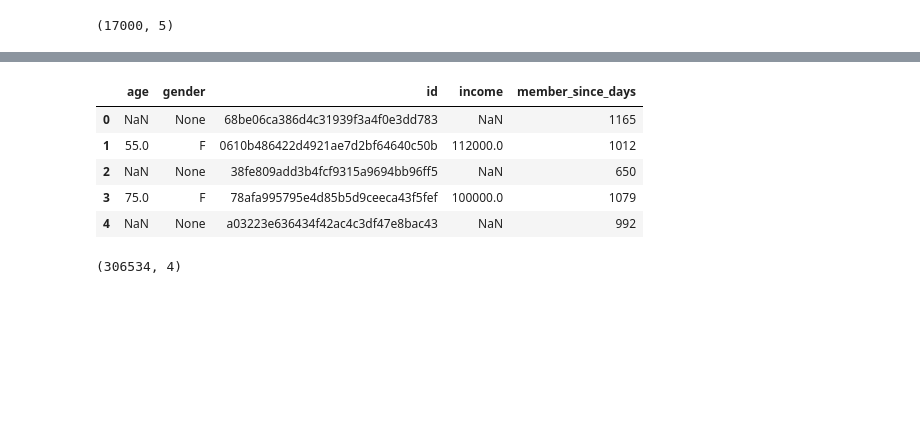
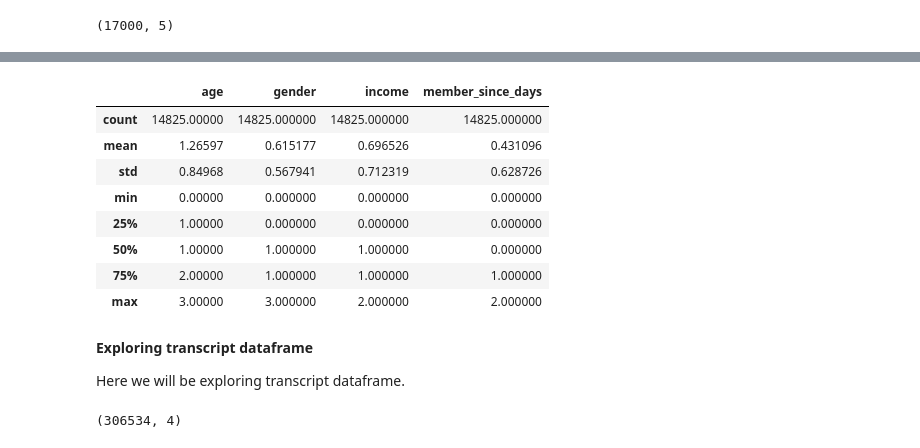
Before and after one commit to vishalwaka/starbucks-capstone, a Jupyter notebook: Starbucks_Capstone_notebook.ipynb, the cells around one changed output, grey strips where cells are left out. Drawn from its saved outputs; the diff is of its cells as text; code cells hidden in the pictures; blank space fills up the shorter version.

```diff
--- a/Starbucks_Capstone_notebook.ipynb
+++ b/Starbucks_Capstone_notebook.ipynb
@@ -193,0 +240,6 @@ profile["age"] = profile["age"].apply(lambda age: np.nan if age == 118 else age)
+# %%
+# Get rid of the entries which have age as np.nan. Since they will also be having gender and income as np.nan.
+profile = profile[profile.age.notnull()]
+# %%
+# Segment age data in four bins
+profile["age"] = pd.cut(profile.age, bins=4, labels=False)
@@ -194,3 +251,9 @@ profile["age"] = profile["age"].apply(lambda age: np.nan if age == 118 else age)
+# %%
+# Segment member_since_days data in four bins
+profile["member_since_days"] = pd.cut(profile.member_since_days, bins=3, labels=False)
+# %%
+# Segment income data in three bins
+profile["income"] = pd.cut(profile.income, bins=3, labels=False)
 # %%
 profile.head()
 # %% [output]
@@ -207,12 +266,19 @@ profile.drop(["became_member_on"], axis = 1, inplace=True)
 # %%
-profile.head()
+profile.describe()
 # %% [output]
-|  | age | gender | id | income | member_since_days |
-| 0 | NaN | None | 68be06ca386d4c31939f3a4f0e3dd783 | NaN | 1165 |
-| 1 | 55.0 | F | 0610b486422d4921ae7d2bf64640c50b | 112000.0 | 1012 |
-| 2 | NaN | None | 38fe809add3b4fcf9315a9694bb96ff5 | NaN | 650 |
-| 3 | 75.0 | F | 78afa995795e4d85b5d9ceeca43f5fef | 100000.0 | 1079 |
-| 4 | NaN | None | a03223e636434f42ac4c3df47e8bac43 | NaN | 992 |
+|  | age | gender | income | member_since_days |
+| count | 14825.00000 | 14825.000000 | 14825.000000 | 14825.000000 |
+| mean | 1.26597 | 0.615177 | 0.696526 | 0.431096 |
+| std | 0.84968 | 0.567941 | 0.712319 | 0.628726 |
+| min | 0.00000 | 0.000000 | 0.000000 | 0.000000 |
+| 25% | 1.00000 | 0.000000 | 0.000000 | 0.000000 |
+| 50% | 1.00000 | 1.000000 | 1.000000 | 0.000000 |
+| 75% | 2.00000 | 1.000000 | 1.000000 | 1.000000 |
+| max | 3.00000 | 3.000000 | 2.000000 | 2.000000 |
+# %% [markdown]
+**Exploring transcript dataframe**
+
+Here we will be exploring transcript dataframe.
 # %%
 transcript.shape
 # %% [output]
```
Also changed, not shown: parts of 103 cells of this notebook.
